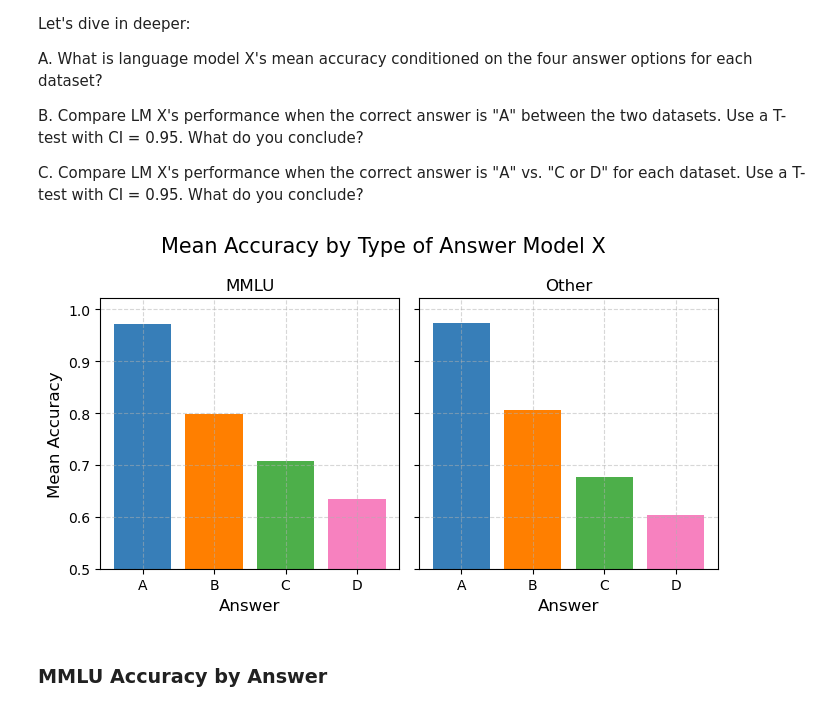
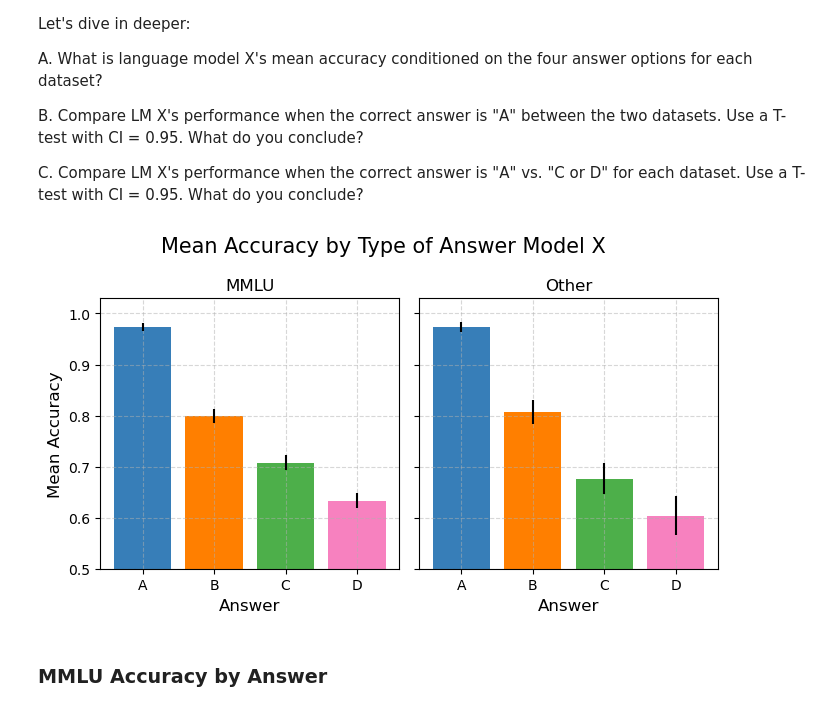
Before and after one commit to Luca-Engel/ADA-H1-Neutrality, a Jupyter notebook: analysis.ipynb, the cells around one changed output. Cells and saved outputs as stored; diff of their text form; code cells hidden in the pictures.

```diff
--- a/analysis.ipynb
+++ b/analysis.ipynb
@@ -518,29 +491,35 @@ B. Compare LM X's performance when the correct answer is "A" between the two dat
 C. Compare LM X's performance when the correct answer is "A" vs. "C or D" for each dataset. Use a T-test with CI = 0.95. What do you conclude?
 # %%
 # A
+#We can sort the data by their model (only taking rows into account that show the performance for model X).
+#Then we can calculate the mean accuracy depending on the type of answer.
 df_mmlu_acc_X = df_mmlu[df_mmlu['model_name']=='X'].groupby('answer')['correct'].agg(['mean', 'sem'])
 df_other_acc_X = df_other[df_other['model_name']=='X'].groupby('answer')['correct'].agg(['mean', 'sem'])
+
+#Let's visualize the findings to get a good overview, we plot the errorbars to make the findings more comparable (95% CI).
+errorbars_mmlu_acc_x = 1.96*(df_mmlu_acc_X['sem'])
+errorbars_other_acc_X = 1.96 * (df_other_acc_X['sem'])
 
 fig, (ax1, ax2) = plt.subplots(1,2, sharey=True, figsize = (7,4))
 fig.suptitle('Mean Accuracy by Type of Answer Model X', fontsize = 15)
 answers = ['A', 'B', 'C', 'D']
 
-ax1.bar(answers, df_mmlu_acc_X['mean'], color = ['#377eb8', '#ff7f00', '#4daf4a', '#f781bf']) #colorblind friendly
+ax1.bar(answers, df_mmlu_acc_X['mean'], yerr = errorbars_mmlu_acc_x, color = ['#377eb8', '#ff7f00', '#4daf4a', '#f781bf']) #colorblind friendly
 ax1.set_title('MMLU')
 ax1.set_xlabel('Answer', fontsize=12)
 ax1.set_ylabel('Mean Accuracy', fontsize=12)
 ax1.grid(True, linestyle='--', alpha=0.5)
 ax1.set_ylim(0.5)
 
-ax2.bar(answers, df_other_acc_X['mean'], color = ['#377eb8', '#ff7f00', '#4daf4a', '#f781bf']) #colorblind friendly
+ax2.bar(answers, df_other_acc_X['mean'], yerr= errorbars_other_acc_X, color = ['#377eb8', '#ff7f00', '#4daf4a', '#f781bf']) #colorblind friendly
 ax2.set_title('Other')
 ax2.set_xlabel('Answer', fontsize=12)
 ax2.grid(True, linestyle='--', alpha=0.5)
 ax2.set_ylim(0.5)
 
 plt.tight_layout()
 # %% [output]
-[figure, old version]
+[figure, new version]
 # %%
 display(Markdown("### MMLU Accuracy by Answer"))
 display(df_mmlu_acc_X)
```
Also changed, not shown: parts of 11 cells of this notebook.
